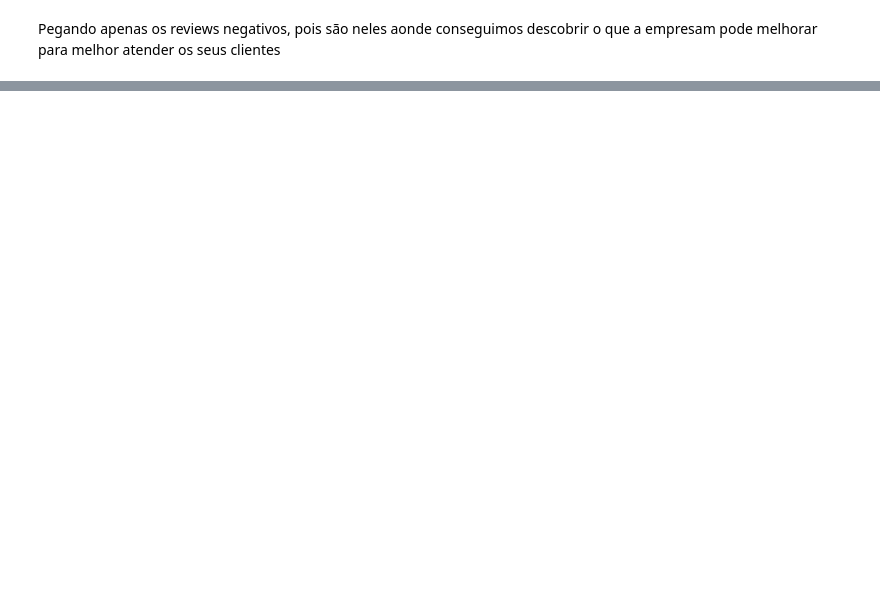
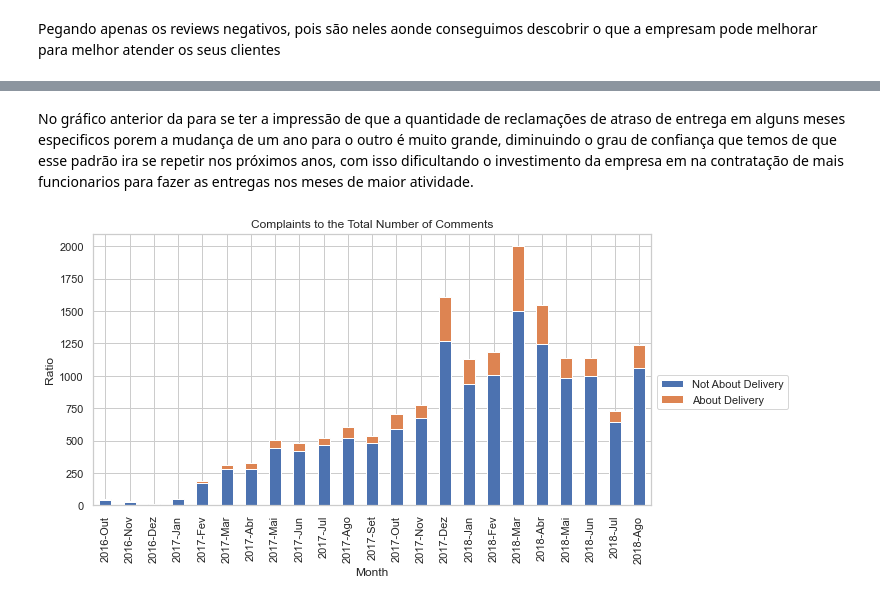
Before and after one commit to 4rfel/nlp, a Jupyter notebook: pi/pi.ipynb, the cells around one changed output, grey strips where cells are left out. Drawn from its saved outputs; the diff is of its cells as text; code cells hidden in the pictures; blank space fills up the shorter version.

```diff
--- a/pi/pi.ipynb
+++ b/pi/pi.ipynb
@@ -99,0 +198,16 @@ unfavorable["delayed_delivery"] = delivery
+# %% [markdown]
+No gráfico anterior da para se ter a impressão de que a quantidade de reclamações de atraso de entrega em alguns meses especificos porem a mudança de um ano para o outro é muito grande, diminuindo o grau de confiança que temos de que esse padrão ira se repetir nos próximos anos, com isso dificultando o investimento da empresa em na contratação de mais funcionarios para fazer as entregas nos meses de maior atividade.
+# %%
+# frequency of complaints agrouped by month and year and separated if it is a complaint about delivery time
+data = unfavorable.groupby([unfavorable.review_date.dt.year, unfavorable.review_date.dt.month])["complaints_about_delivery"].value_counts().unstack()
+data.index = new_index
+
+data.plot(kind='bar', stacked=True, figsize=(10,5))
+# unfavorable.groupby(unfavorable.review_date.dt.month).complaints_about_delivery.value_counts().unstack().plot(kind='bar', stacked=True, figsize=(10,5))
+plt.title('Complaints to the Total Number of Comments')
+plt.xlabel('Month')
+plt.ylabel('Ratio')
+plt.legend(['Not About Delivery', 'About Delivery'], loc='best', bbox_to_anchor=(1, 0.5))
+plt.show()
+# %% [output]
+[figure, added]
```
Also changed, not shown: parts of 20 cells of this notebook, 6 other files.
